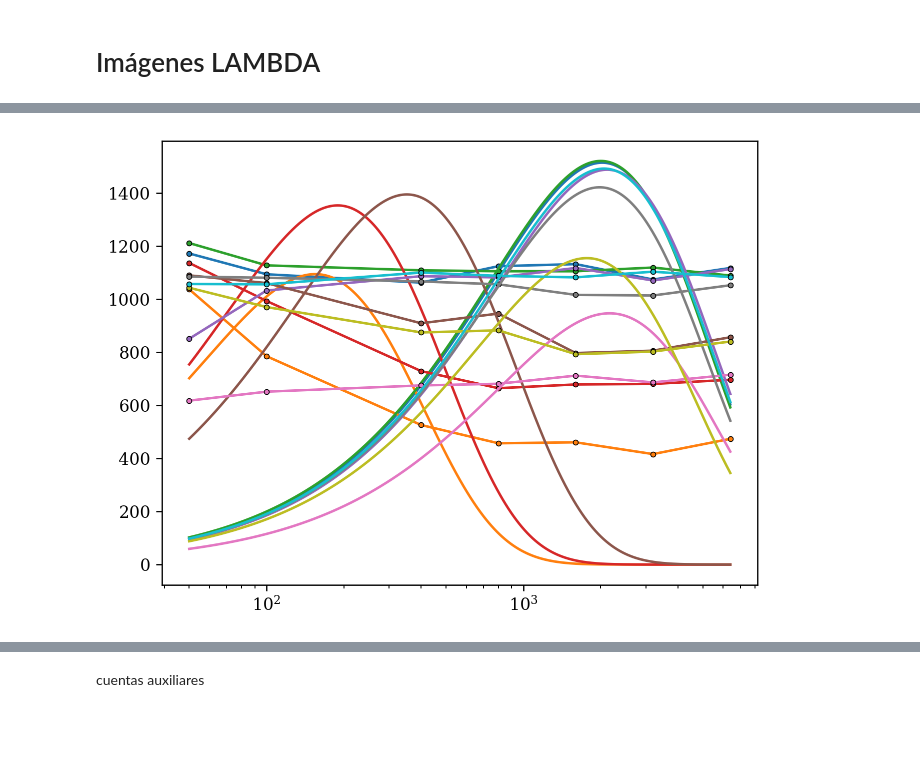
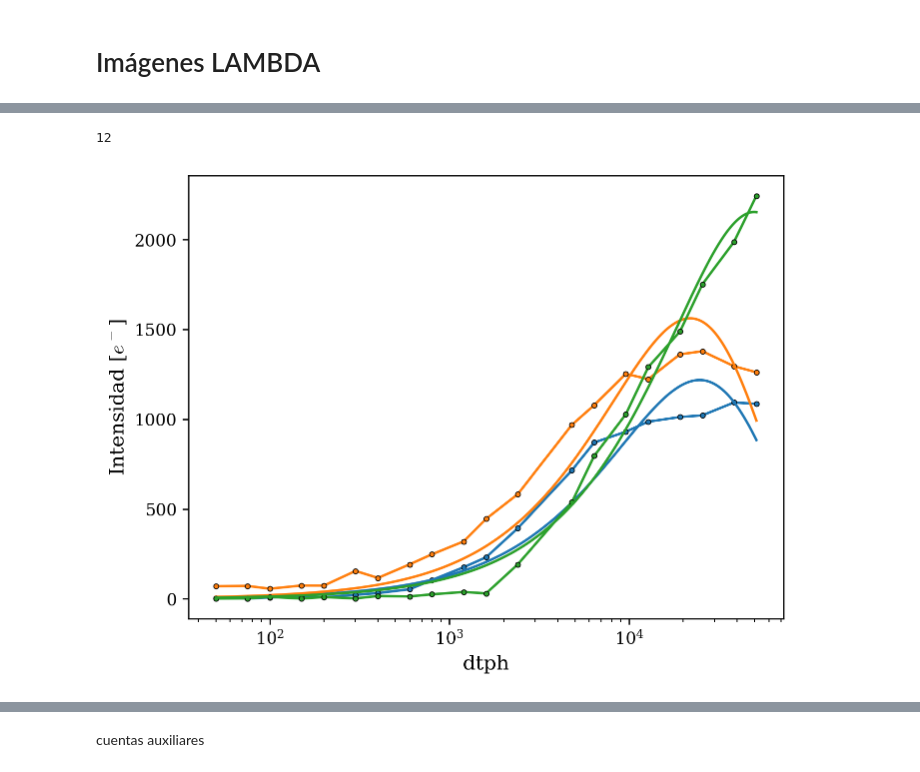
Before and after one commit to agustinbrusco/LAMBDA_Hub, a Jupyter notebook: skipper_image_analysis/pocket_analysis.ipynb, the cells around one changed output, grey strips where cells are left out. Cells and saved outputs as stored; diff of their text form; code cells hidden in the pictures; blank space fills up the shorter version.

Commit message:
Funionalicé los códigos, intensidades promedio

```diff
--- a/skipper_image_analysis/pocket_analysis.ipynb
+++ b/skipper_image_analysis/pocket_analysis.ipynb
@@ -117,0 +263,18 @@ Defaults to 5e5.
+# %%
+plt.close("all")
+def intensidad_func(tph, tau, Pc):
+    return 40000*Pc*(np.exp(-tph/tau) - np.exp(-2*tph/tau))
+
+%matplotlib inline
+
+index = 0
+print(len(intensidad_por_trampa))
+for i, intensidades in enumerate(intensidades_promediadas[index:-1]):
+    plt.plot(union_dtph, intensidades , '.-', mec="k", mew=0.5, c=f"C{i%10}")
+    popt, pcov = curve_fit(intensidad_func, union_dtph, intensidades, p0=[1000, 1000])
+    dtph_dense = np.geomspace(min(union_dtph), max(union_dtph), 1000)
+    plt.plot(dtph_dense, intensidad_func(dtph_dense, *popt))
+plt.xlabel("dtph")
+plt.ylabel(r"Intensidad [$e^-$]")
+plt.xscale("log")
+plt.show()
@@ -120,13 +286,13 @@ Defaults to 5e5.
 # %%
 # Cargar Archivos desde sus Carpetas por Temperatura
 
-temperatura = 150
+temperatura = 127
 data_dir = CARPETAS_POR_TEMP[temperatura][-1]
 files_in_dir = os.listdir(data_dir)
 valid_formats = ["fits",]  # "fz"]
 files_in_dir = [f for f in files_in_dir if f.rsplit(".")[-1] in valid_formats]
 file_data = [f"{i}    " + "    ".join(filename.split("_")[2:]) for i, filename in enumerate(files_in_dir)]
 print("Params in .fits Files in Directory:", *file_data, sep="\n")
-i = -5
+i = -4
 test_image = fits.open(f'{data_dir}/{files_in_dir[i]}')
 print(f"\nLoaded {files_in_dir[i]}\n")
@@ -228,7 +359,7 @@ plt.show()
 # %%
 # Cargar Archivos desde sus Carpetas por Temperatura
-temperatura = 150
-data_dir = CARPETAS_POR_TEMP[temperatura][0]
+temperatura = 127
+data_dir = CARPETAS_POR_TEMP[temperatura][-1]
 files_in_dir = os.listdir(data_dir)
 valid_formats = ["fits",]  # "fz"]
 files_in_dir = [f for f in files_in_dir if f.rsplit(".")[-1] in valid_formats]
@@ -249,13 +380,14 @@ for file in tqdm(files_in_dir, desc="Procesando Archivos"):
     test_image = fits.open(f'{data_dir}/{file}')
     frame_idx = 0
     frames_dict[dtph] = prepare_frame(test_image, frame_idx)  # e⁻
-    threshold = 5e4
+    threshold = 5e5
     corte_simetria = 20
     coords_dict[dtph], vals_dict[dtph], mascara_dipolos[dtph] = filtro_dipolos(
         frames_dict[dtph], threshold, corte_simetria
     )
 
     #print(f"\nLoaded {files_in_dir[i]}\n")
+#print(coords_dict)
 # %%
 #plt.close('all')
 #mascara_trampas_fijas = np.ones_like(test_frame, dtype=int)
@@ -346,17 +485,22 @@ plt.show()
 # %%
+
 plt.close("all")
 def intensidad_func(tph, tau, Pc):
     return 40000*Pc*(np.exp(-tph/tau) - np.exp(-2*tph/tau))
 
 %matplotlib inline
-index = 100
-for i, intensidades in enumerate(intensidad_por_trampa[index:index+10]):
+index = 4
+print(len(intensidad_por_trampa))
+for i, intensidades in enumerate(intensidad_por_trampa[index:index+3]):
     plt.plot(dtph_vals, intensidades , '.-', mec="k", mew=0.5, c=f"C{i%10}")
-    popt, pcov = curve_fit(intensidad_func, dtph_vals, intensidades, p0=[140, 1000])
+    popt, pcov = curve_fit(intensidad_func, dtph_vals, intensidades, p0=[1000, 1000])
     dtph_dense = np.geomspace(min(dtph_vals), max(dtph_vals), 1000)
     plt.plot(dtph_dense, intensidad_func(dtph_dense, *popt))
+plt.xlabel("dtph")
+plt.ylabel(r"Intensidad [$e^-$]")
 plt.xscale("log")
 plt.show()
 # %% [output]
+12
-[figure, old version]
+[figure, new version]
 # %%
```
Also changed, not shown: parts of 14 cells of this notebook.
